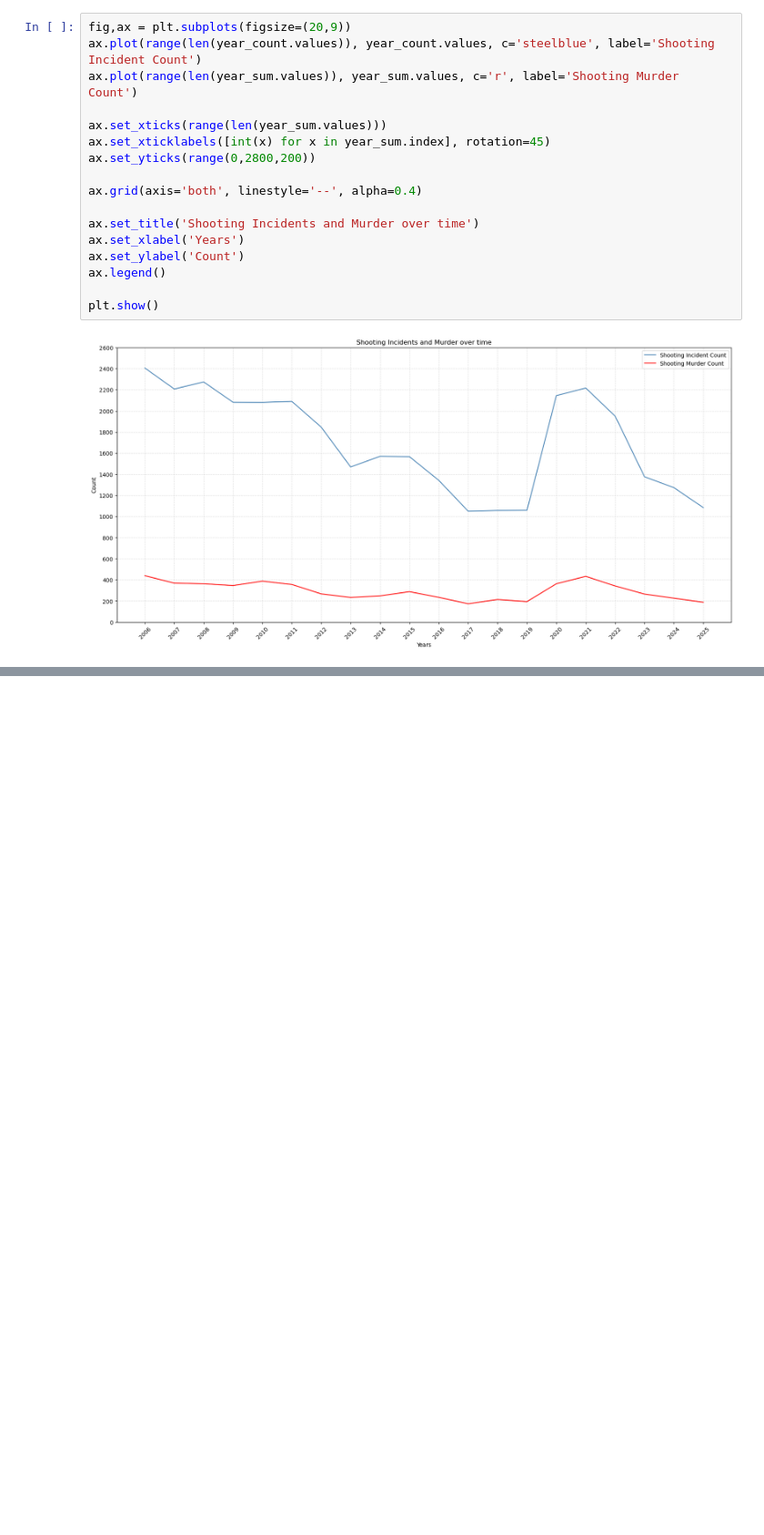
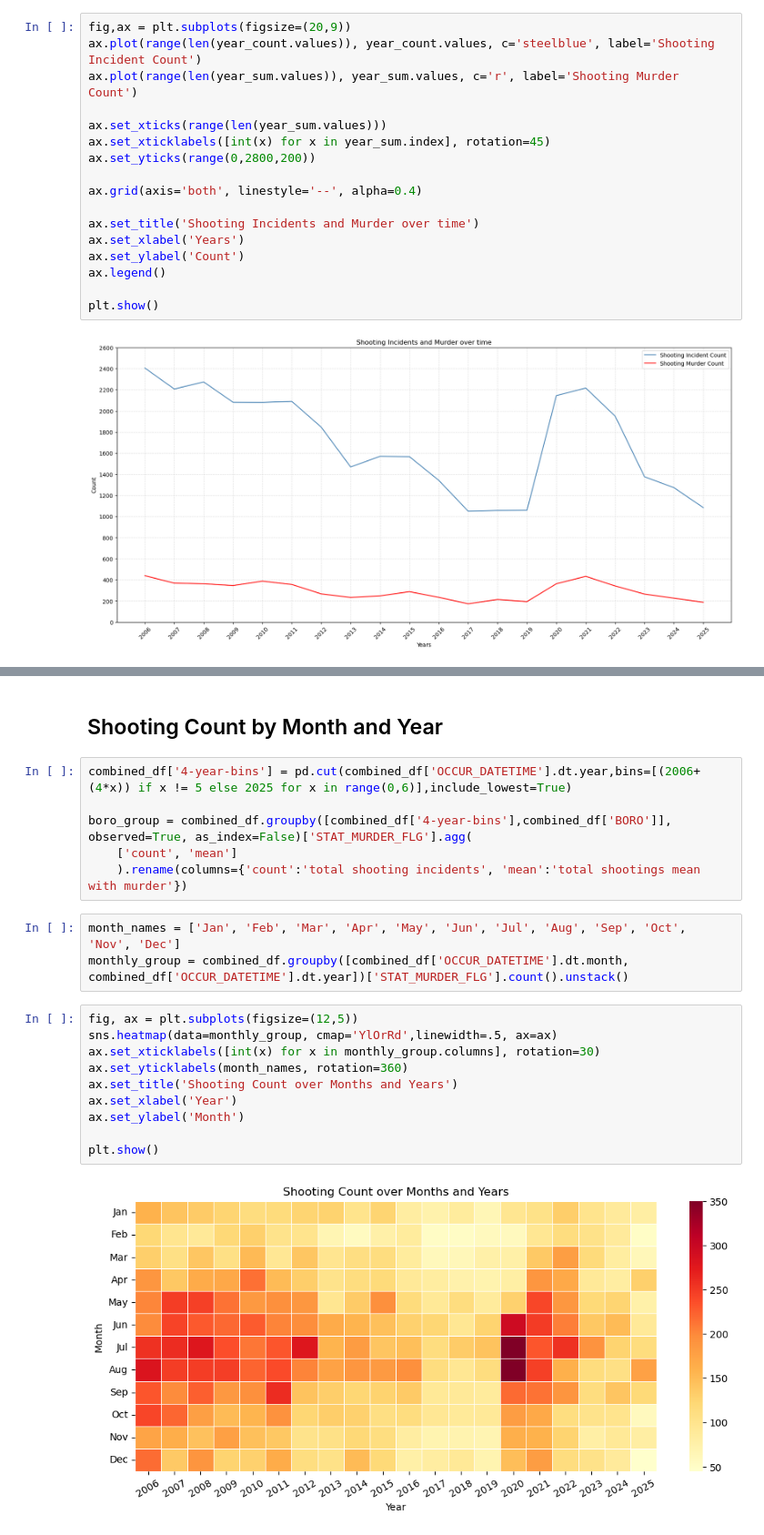
Before and after one commit to karanveerss383/NYC-shootings-analysis, a Jupyter notebook: Analysis/part_data_analysis_singh_karanveer.ipynb, the cells around one changed output, grey strips where cells are left out. Shown at 91% size. Drawn from its saved outputs; the diff is of its cells as text; blank space fills up the shorter version.

Commit message:
add heatmap visual of incidents distribution over months and years

```diff
--- a/Analysis/part_data_analysis_singh_karanveer.ipynb
+++ b/Analysis/part_data_analysis_singh_karanveer.ipynb
@@ -76,2 +76,25 @@ The fastest decline in the dataset. Three things drove it simultaneously:
 
 **Bottom line-** the laws and policies that moved the line were the ones that disrupted supply and funded community intervention not penalty enhancements alone. COVID proved how fast structural progress can unravel. The 2022–2025 recovery, is comparatively faster, as many of the laws and policies were already in-place.
+# %% [markdown]
+## Shooting Count by Month and Year
+# %%
+combined_df['4-year-bins'] = pd.cut(combined_df['OCCUR_DATETIME'].dt.year,bins=[(2006+(4*x)) if x != 5 else 2025 for x in range(0,6)],include_lowest=True)
+
+boro_group = combined_df.groupby([combined_df['4-year-bins'],combined_df['BORO']], observed=True, as_index=False)['STAT_MURDER_FLG'].agg(
+    ['count', 'mean']
+    ).rename(columns={'count':'total shooting incidents', 'mean':'total shootings mean with murder'})
+# %%
+month_names = ['Jan', 'Feb', 'Mar', 'Apr', 'May', 'Jun', 'Jul', 'Aug', 'Sep', 'Oct', 'Nov', 'Dec']
+monthly_group = combined_df.groupby([combined_df['OCCUR_DATETIME'].dt.month, combined_df['OCCUR_DATETIME'].dt.year])['STAT_MURDER_FLG'].count().unstack()
+# %%
+fig, ax = plt.subplots(figsize=(12,5))
+sns.heatmap(data=monthly_group, cmap='YlOrRd',linewidth=.5, ax=ax)
+ax.set_xticklabels([int(x) for x in monthly_group.columns], rotation=30)
+ax.set_yticklabels(month_names, rotation=360)
+ax.set_title('Shooting Count over Months and Years')
+ax.set_xlabel('Year')
+ax.set_ylabel('Month')
+
+plt.show()
+# %% [output]
+[figure, added]
```
Also changed, not shown: parts of 2 cells of this notebook.
